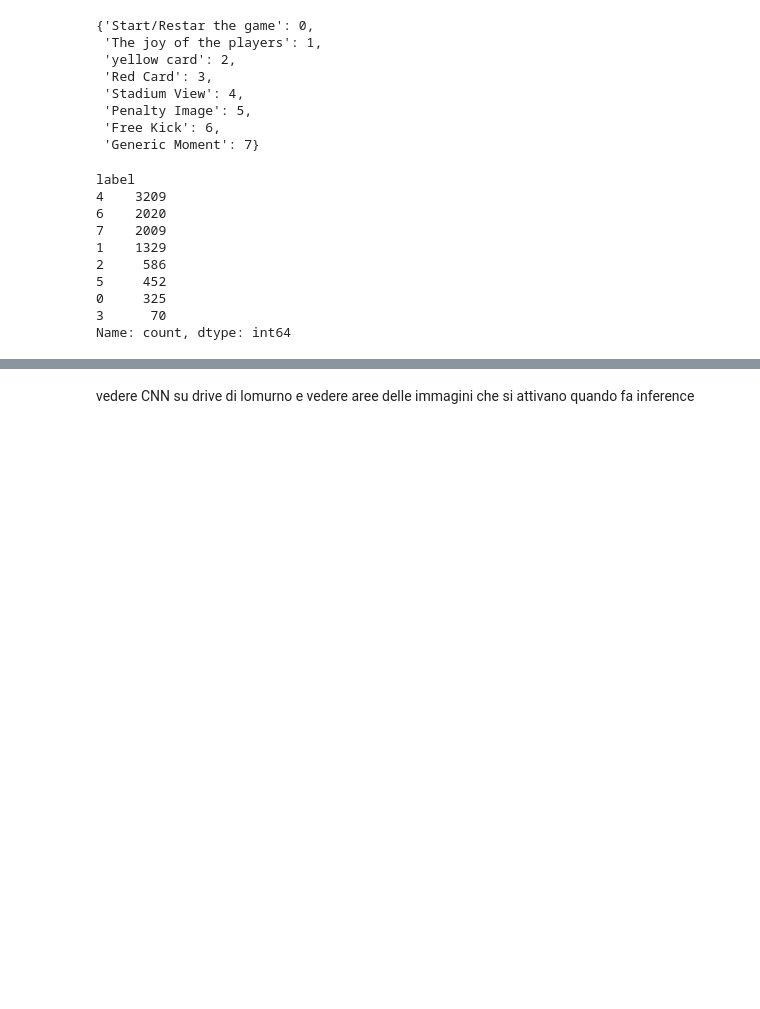
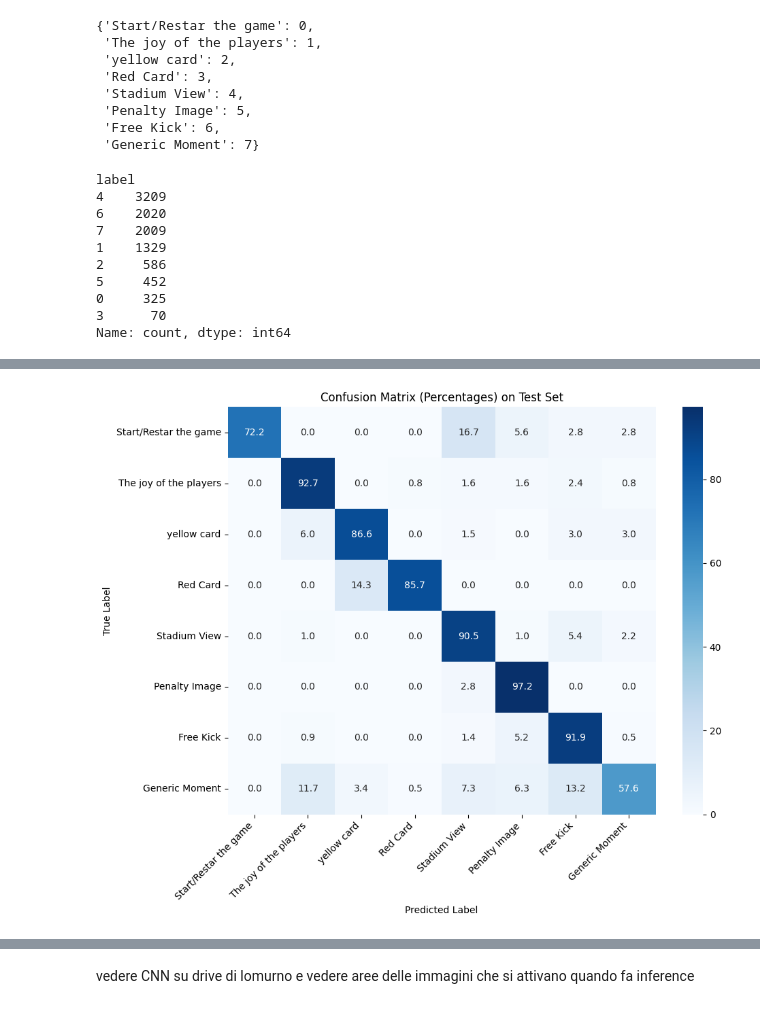
Before and after one commit to beatricecitterio/cv-project, a Jupyter notebook: baseline.ipynb, the cells around one changed output, grey strips where cells are left out. Drawn from its saved outputs; the diff is of its cells as text; code cells hidden in the pictures; blank space fills up the shorter version.

```diff
--- a/baseline.ipynb
+++ b/baseline.ipynb
@@ -208,0 +209,15 @@ plt.show()
+# %%
+train_val_df, test_df = train_test_split(labels, test_size=0.1, random_state=42)
+train_df, val_df = train_test_split(train_val_df, test_size=0.2, random_state=42)
+
+train_dataset = MatchDataset(train_df, image_path, transform)
+val_dataset = MatchDataset(val_df, image_path, transform)
+test_dataset = MatchDataset(test_df, image_path, transform)
+
+train_loader = DataLoader(train_dataset, batch_size=batch_size, shuffle=True)
+val_loader = DataLoader(val_dataset, batch_size=batch_size)
+test_loader = DataLoader(test_dataset, batch_size=batch_size)
+# %%
+# ==== Load Best Model ====
+model.load_state_dict(torch.load('resnet18_football_best.pth'))
+model.eval()
@@ -208,0 +242,28 @@ plt.show()
+# %%
+
+# ==== Inference on Test Set ====
+all_preds = []
+all_labels = []
+
+with torch.no_grad():
+    for images, labels in test_loader:
+        images = images.to(device)
+        outputs = model(images)
+        _, preds = torch.max(outputs, 1)
+        all_preds.extend(preds.cpu().numpy())
+        all_labels.extend(labels.numpy())
+# %%
+# ==== Compute Confusion Matrix ====
+cm = confusion_matrix(all_labels, all_preds, labels=list(range(len(LABELS))))
+cm_percent = cm.astype('float') / cm.sum(axis=1)[:, np.newaxis] * 100
+
+plt.figure(figsize=(10, 8))
+sns.heatmap(cm_percent, annot=True, fmt=".1f", cmap="Blues", xticklabels=LABELS, yticklabels=LABELS)
+plt.xlabel('Predicted Label')
+plt.ylabel('True Label')
+plt.title('Confusion Matrix (Percentages) on Test Set')
+plt.xticks(rotation=45, ha='right')
+plt.tight_layout()
+plt.show()
+# %% [output]
+[figure, added]
```
Also changed, not shown: parts of 20 cells of this notebook.
